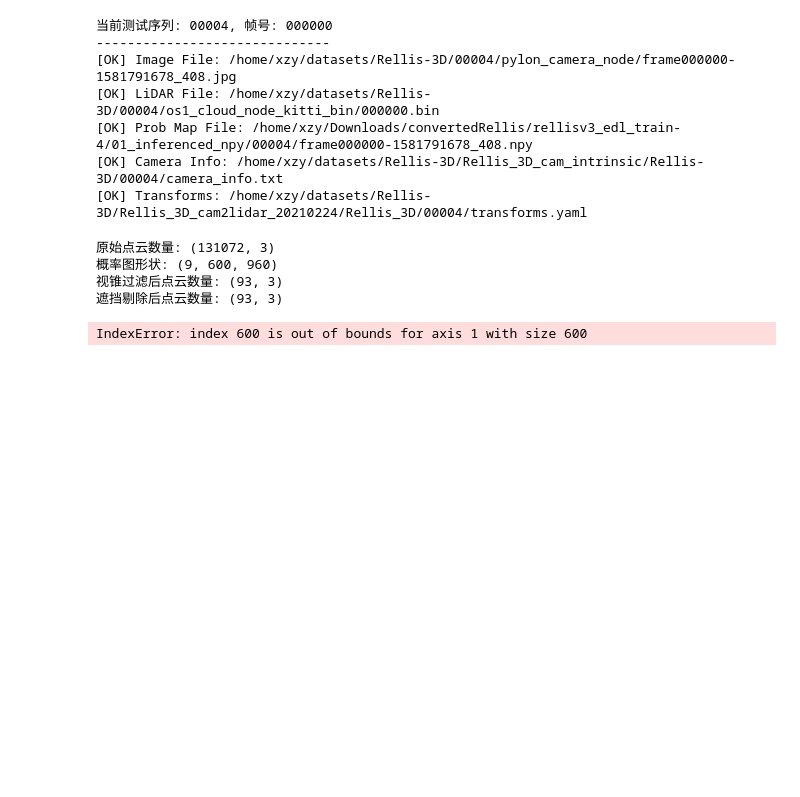
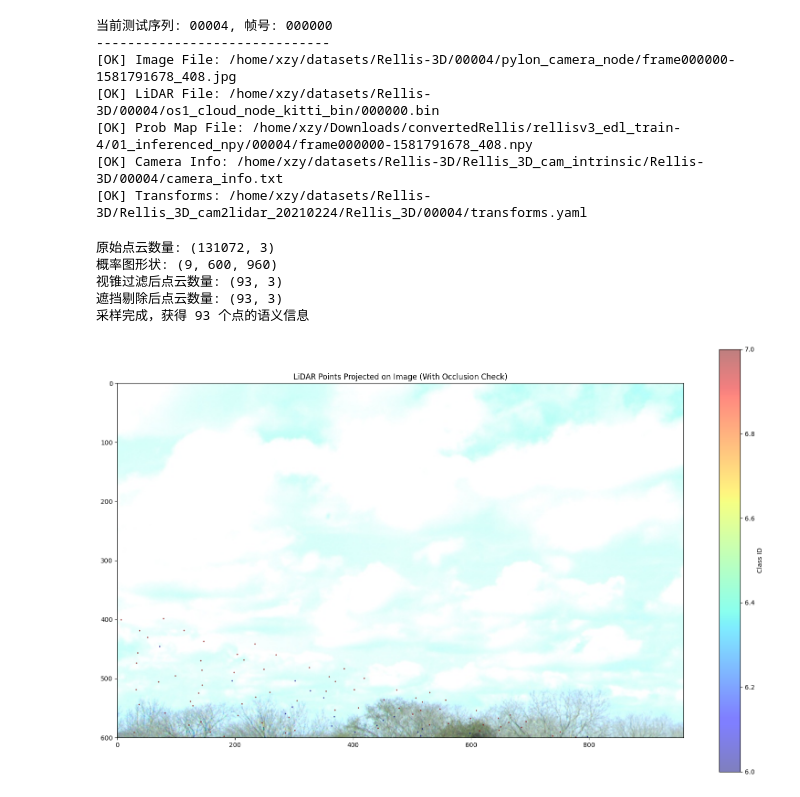
Before and after one commit to xzy2022/EvSemMap, a Jupyter notebook: notebbooks/01_Frame_Fusion_and_Sampling.ipynb, the cells around one changed output. Cells and saved outputs as stored; diff of their text form; code cells hidden in the pictures; blank space fills up the shorter version.

```diff
--- a/notebbooks/01_Frame_Fusion_and_Sampling.ipynb
+++ b/notebbooks/01_Frame_Fusion_and_Sampling.ipynb
@@ -212,6 +212,10 @@ print(f"遮挡剔除后点云数量: {valid_raw_pts.shape}")
 u_valid = np.round(valid_img_pts[:, 0]).astype(int)
 v_valid = np.round(valid_img_pts[:, 1]).astype(int)
 
+# 强制限制索引在图像边界内 [0, W-1] 和 [0, H-1]
+u_valid = np.clip(u_valid, 0, W - 1)
+v_valid = np.clip(v_valid, 0, H - 1)
+
 # 从概率图中取出对应像素的概率向量
 # prob_map: (C, H, W) -> points_probs: (N, C)
 points_probs = prob_map[:, v_valid, u_valid].T
@@ -225,4 +229,26 @@ print(f"采样完成，获得 {points_probs.shape[0]} 个点的语义信息")
 概率图形状: (9, 600, 960)
 视锥过滤后点云数量: (93, 3)
 遮挡剔除后点云数量: (93, 3)
+采样完成，获得 93 个点的语义信息
-IndexError: index 600 is out of bounds for axis 1 with size 600
+# %%
+# 加载原始图像
+if img_file and os.path.exists(img_file):
+    image = cv2.imread(img_file)
+    image = cv2.cvtColor(image, cv2.COLOR_BGR2RGB)
+
+    plt.figure(figsize=(20, 12))
+    plt.imshow(image)
+
+    # 绘制点云
+    # 使用 points_labels 作为颜色映射
+    # Rellis-3D 通常有 20 个类别，我们用 jet colormap
+    sc = plt.scatter(valid_img_pts[:, 0], valid_img_pts[:, 1], c=points_labels, s=2, cmap='jet', alpha=0.5)
+    plt.colorbar(sc, label='Class ID')
+    plt.title("LiDAR Points Projected on Image (With Occlusion Check)")
+    plt.xlim(0, W)
+    plt.ylim(H, 0) # 图像坐标系 Y 轴向下
+    plt.show()
+else:
+    print("未找到图像文件，无法进行叠加可视化。")
+# %% [output]
+[figure, added]
```
